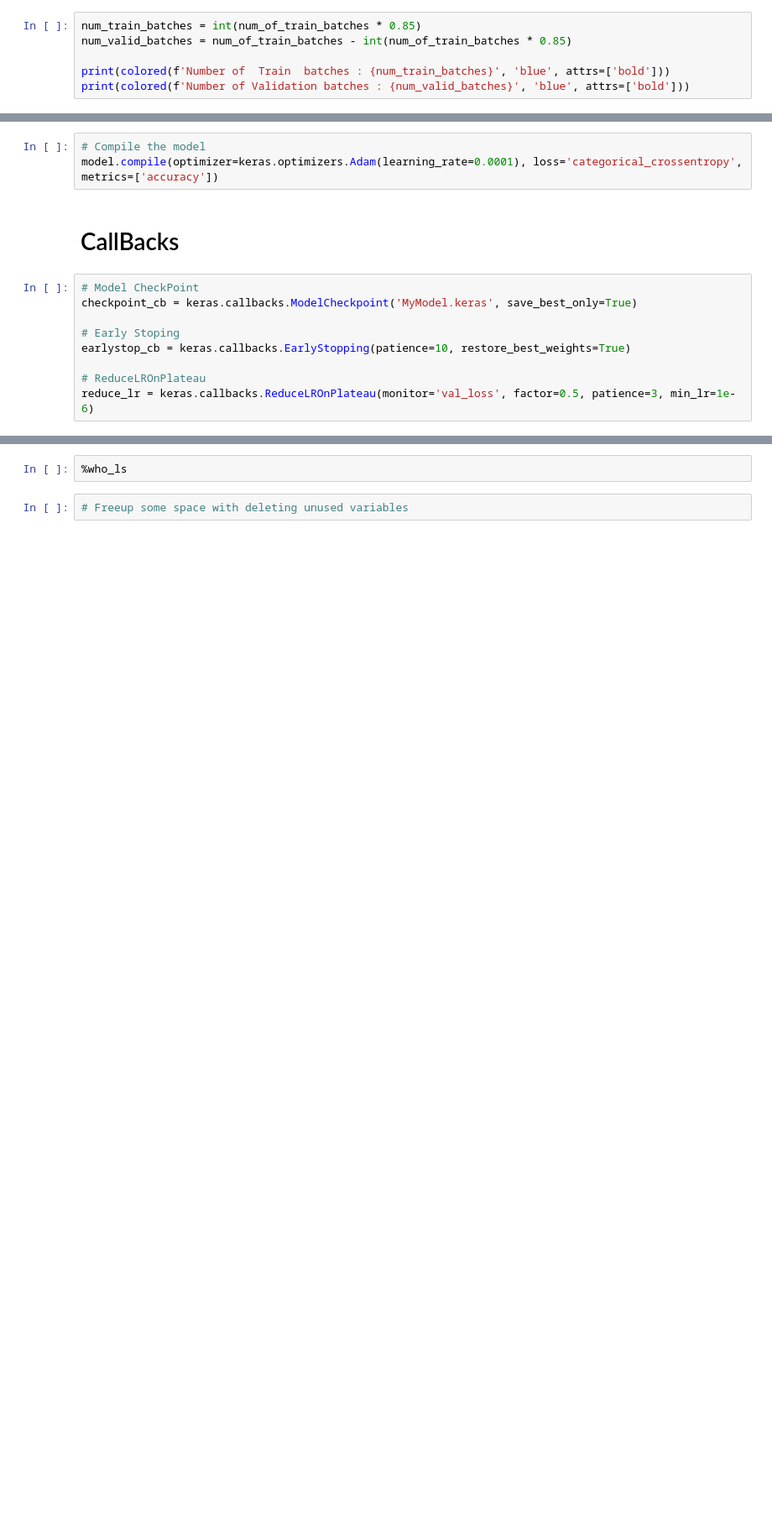
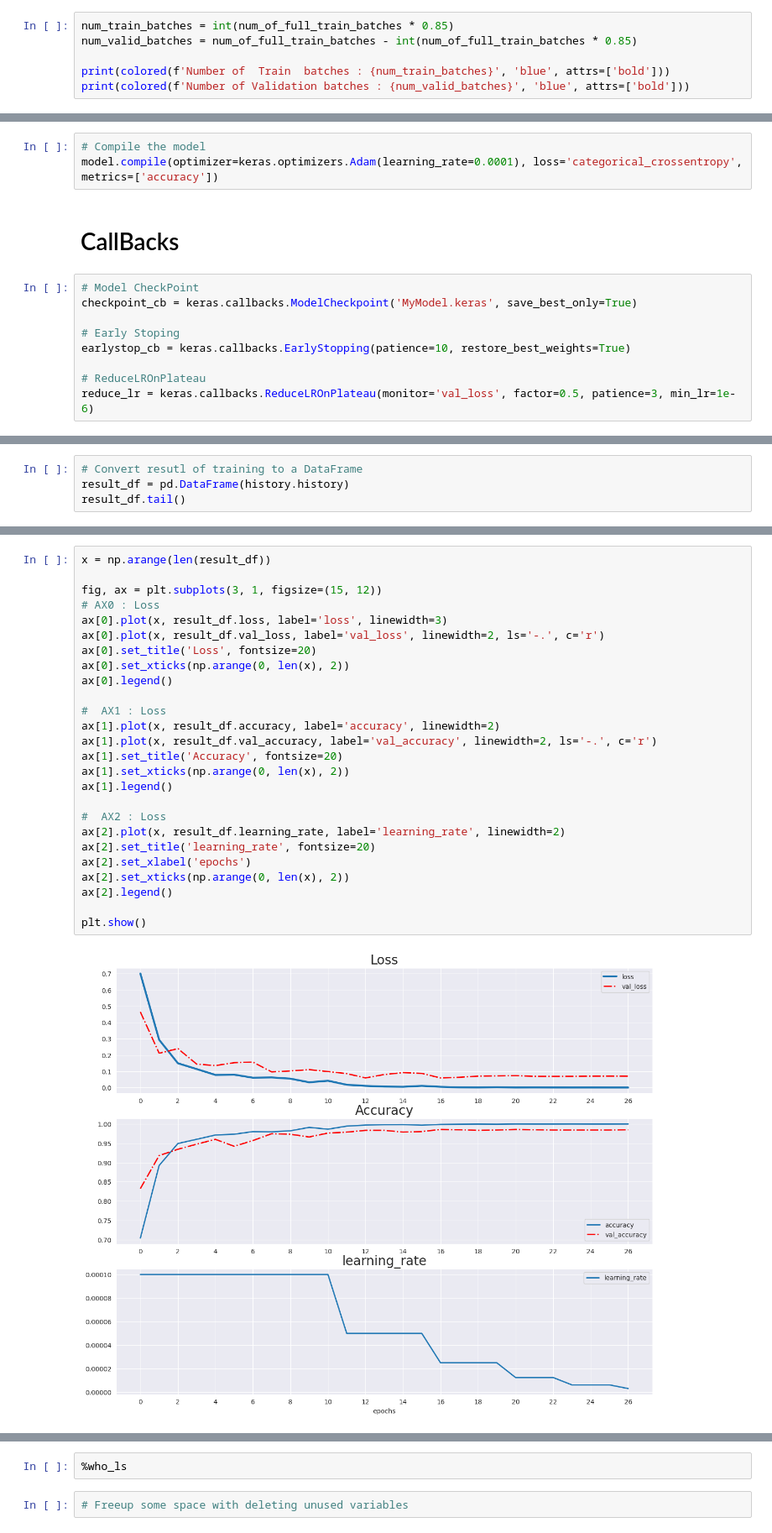
Before and after one commit to NimaPourmoradi/Brain_Tumor, a Jupyter notebook: Brain_Tumor_keras3.ipynb, the cells around one changed output, grey strips where cells are left out. Shown at 84% size. Drawn from its saved outputs; the diff is of its cells as text; blank space fills up the shorter version.

Commit message:
result
+ Trian model
+ Plot result
+ load best model

```diff
--- a/Brain_Tumor_keras3.ipynb
+++ b/Brain_Tumor_keras3.ipynb
@@ -291,8 +291,8 @@ number of batches in train_full : 267
 # train = 0.85 % data
 # validation = 0.15 data
 # %%
-num_train_batches = int(num_of_train_batches * 0.85)
-num_valid_batches = num_of_train_batches - int(num_of_train_batches * 0.85)
+num_train_batches = int(num_of_full_train_batches * 0.85)
+num_valid_batches = num_of_full_train_batches - int(num_of_full_train_batches * 0.85)
 
 print(colored(f'Number of  Train  batches : {num_train_batches}', 'blue', attrs=['bold']))
 print(colored(f'Number of Validation batches : {num_valid_batches}', 'blue', attrs=['bold']))
@@ -426,0 +451,4 @@ history = model.fit(
+# %%
+# Convert resutl of training to a DataFrame
+result_df = pd.DataFrame(history.history)
+result_df.tail()
@@ -427 +462,29 @@ history = model.fit(
+# %%
+x = np.arange(len(result_df))
+
+fig, ax = plt.subplots(3, 1, figsize=(15, 12))
+# AX0 : Loss
+ax[0].plot(x, result_df.loss, label='loss', linewidth=3)
+ax[0].plot(x, result_df.val_loss, label='val_loss', linewidth=2, ls='-.', c='r')
+ax[0].set_title('Loss', fontsize=20)
+ax[0].set_xticks(np.arange(0, len(x), 2))
+ax[0].legend()
+
+#  AX1 : Loss
+ax[1].plot(x, result_df.accuracy, label='accuracy', linewidth=2)
+ax[1].plot(x, result_df.val_accuracy, label='val_accuracy', linewidth=2, ls='-.', c='r')
+ax[1].set_title('Accuracy', fontsize=20)
+ax[1].set_xticks(np.arange(0, len(x), 2))
+ax[1].legend()
+
+#  AX2 : Loss
+ax[2].plot(x, result_df.learning_rate, label='learning_rate', linewidth=2)
+ax[2].set_title('learning_rate', fontsize=20)
+ax[2].set_xlabel('epochs')
+ax[2].set_xticks(np.arange(0, len(x), 2))
+ax[2].legend()
+
+plt.show()
+# %% [output]
+[figure, added]
 # %%
```
Also changed, not shown: parts of 28 cells of this notebook.
